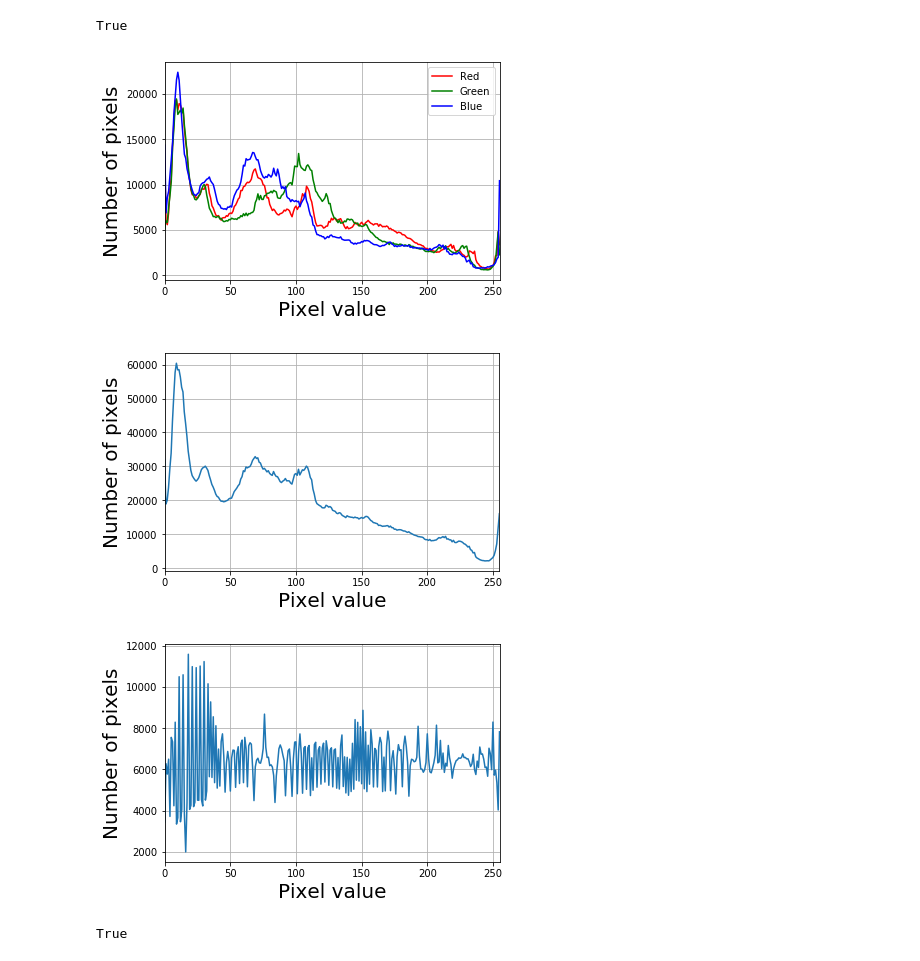
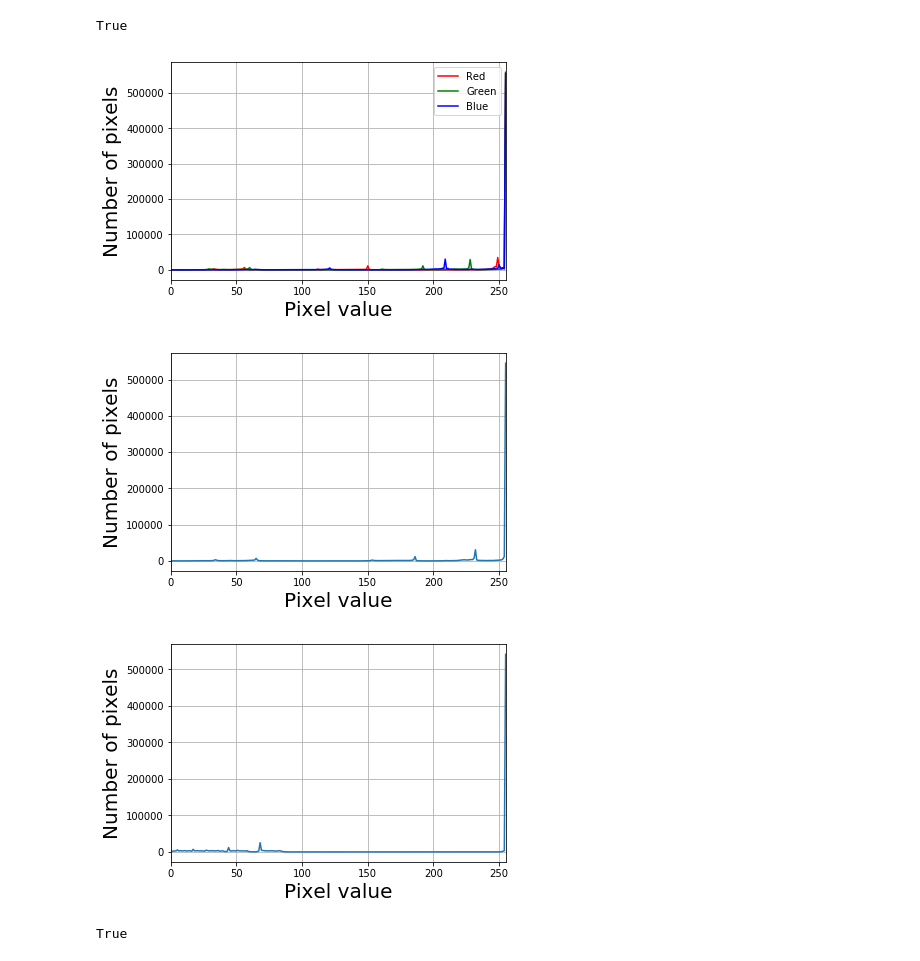
Before and after one commit to evin-note/Evin, a Jupyter notebook: openCV/OpenCV test.ipynb, the cells around one changed output. Cells and saved outputs as stored; diff of their text form; code cells hidden in the pictures.

```diff
--- a/openCV/OpenCV test.ipynb
+++ b/openCV/OpenCV test.ipynb
@@ -5,9 +5,30 @@
 import cv2
 import numpy as np
 from matplotlib import pyplot as plt
+std = "img/output/"
+stdin = "img/input/"
+micom = "micomgirl"
+marimo = "marimo"
+white_str = "board (1)"
+white_lef = "board (2)"
+white_rig = "board (3)"
 
-img = cv2.imread("img/input/marimo.png")
-gray = cv2.imread("img/input/marimo.png",0)
-rgba =  cv2.imread("img/input/marimo.png",-1)
+
+now = micom
+img,gray,rgba=0,0,0
+
+def setup(string):
+    string+=".png"
+    global img
+    img = cv2.imread(stdin+string)
+    global gray
+    gray = cv2.imread(stdin+string,0)
+    global rgba
+    rgba =  cv2.imread(stdin+string,-1)
+
+
+setup(now)
+#cv2.imwrite(stdin+now+".png",img)
+now+=".jpg"
 # %%
 # In[12]
@@ -36,11 +57,11 @@ True
 def orihistplot():
     b,g,r = img[:,:,0], img[:,:,1], img[:,:,2]
     #RGB
-    hist_r, bins = np.histogram(r.ravel(),256,[0,256])
-    hist_g, bins = np.histogram(g.ravel(),256,[0,256])
-    hist_b, bins = np.histogram(b.ravel(),256,[0,256])
+    hist_r = cv2.calcHist([img],[2],None,[256],[0,256])
+    hist_g = cv2.calcHist([img],[1],None,[256],[0,256])
+    hist_b = cv2.calcHist([img],[0],None,[256],[0,256])
     #Gray
-    hist, bins = np.histogram(gray.ravel(),256,[0,256])
+    hist = cv2.calcHist([gray],[0],None,[256],[0,256])
     plt.xlim(0, 255)
     plt.plot(hist_r, "-r", label="Red")
     plt.plot(hist_g, "-g", label="Green")
@@ -50,6 +71,7 @@ def orihistplot():
     plt.legend()
     plt.grid()
     plt.show()
+
     plt.xlim(0, 255)
     plt.plot(hist)
     plt.xlabel("Pixel value", fontsize=20)
@@ -108,38 +130,38 @@ def equalize_hist(src):
 
    for y in range(0, h):
     for x in range(0, w):
            # ヒストグラム平均化の計算式
            dst[y][x] = np.sum(hist[0: src[y][x]]) * (imax / s)
 
     return dst
 
 
 
 gray2 = cv2.cvtColor(img, cv2.COLOR_RGB2GRAY)
 # 方法2(OpenCVで実装)
 dst2 = cv2.equalizeHist(gray2)
 # 結果の出力
-cv2.imwrite("img/output/Histmarimo.jpg", dst2)
+cv2.imwrite(std+"Hist"+now, dst2)
 def avehistplot():
     #ヒストグラム
-    eqHgray = cv2.imread("img/output/Histmarimo.jpg",0)
+    eqHgray = cv2.imread(std+"Hist"+now,0)
 
     #Gray
     hist, bins = np.histogram(eqHgray.ravel(),256,[0,256])
 
     plt.xlim(0, 255)
     plt.plot(hist)
     plt.xlabel("Pixel value", fontsize=20)
     plt.ylabel("Number of pixels", fontsize=20)
     plt.grid()
     plt.show()
 
 orihistplot()
 avehistplot()
 # %% [output]
-[figure, old version]
+[figure, new version]
-[figure, old version]
+[figure, new version]
-[figure, old version]
+[figure, new version]
 # %%
 """
 k-means法
```
Also changed, not shown: parts of 12 cells of this notebook, 24 other files.
